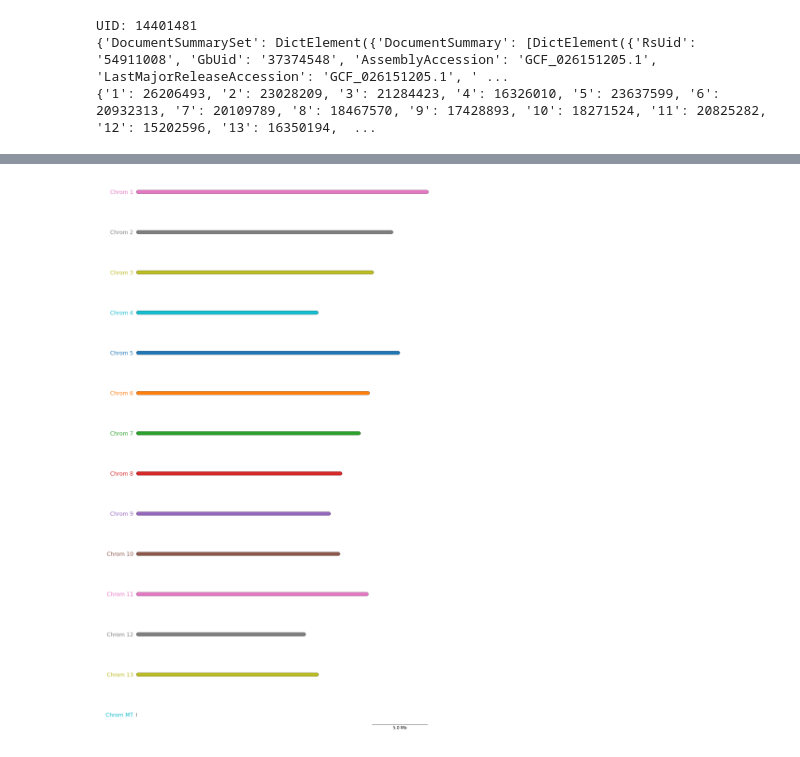
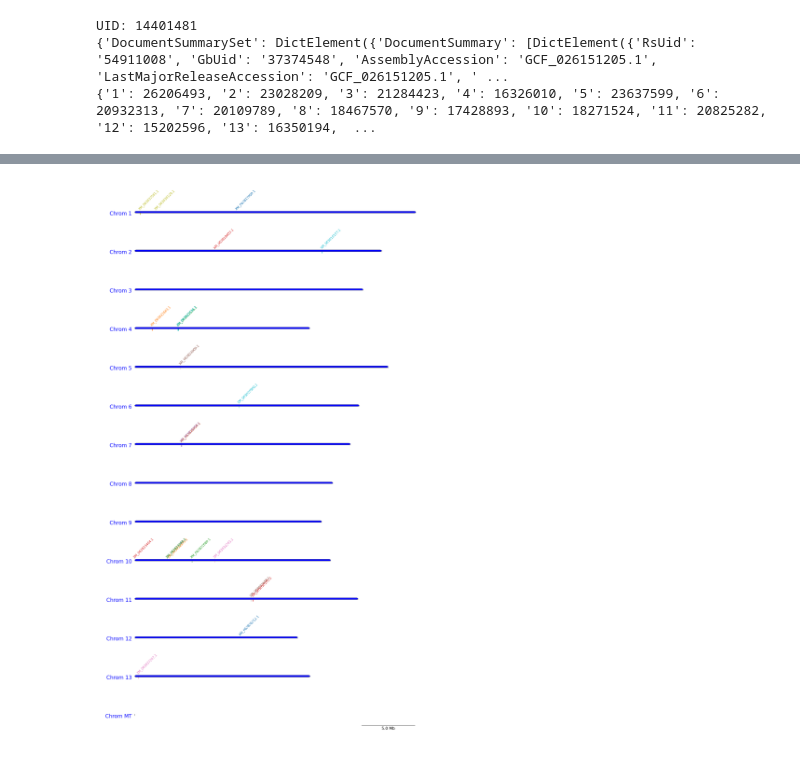
Before and after one commit to blucardin/t2analysis, a Jupyter notebook: analyze_tblastn_results_from_xml.ipynb, the cells around one changed output, grey strips where cells are left out. Cells and saved outputs as stored; diff of their text form; code cells hidden in the pictures.

Commit message:
Make the plot with the chromosomes nicer

```diff
--- a/analyze_tblastn_results_from_xml.ipynb
+++ b/analyze_tblastn_results_from_xml.ipynb
@@ -125,17 +150,19 @@ pattern = re.compile(
 
 matches = pattern.findall(data)
 
+output = []
 
-for loc, species_name, chrom, accession, start, end in matches:
+for idx, (loc, species_name, chrom, accession, start, end) in enumerate(matches):
     print(loc, species_name, chrom, accession, start, end)
 
-    locations[loc] |= {
+    output.append({
+        "loc": loc,
         "chrom": chrom,
         "species_name": species_name,
         "start": start,
         "end": end,
         "accession": accession,
-    }
+    })
 
-locations
+new_thing = pd.DataFrame(output)
 # %% [output]
@@ -178,6 +206,6 @@ import pandas as pd
 # %%
-df = pd.DataFrame(locations)
+new_thing["accessionID"] = list(df["accessionID"])
+df = new_thing
 # %%
-df = df.transpose()
 df
 # %% [output]
@@ -317,0 +460,6 @@ UID: 14401481
+# %%
+for query in blast_records_list:
+    for hit in query:
+        hit_id = sanitize_reference_id(hit.target.id)
+        row = df[df["accessionID"] == hit_id]
+        print(row)
@@ -318,9 +504,4 @@ UID: 14401481
 # %%
-from pygenomeviz import GenomeViz
-from pygenomeviz.align import MUMmer
-from pygenomeviz.parser import Genbank
-from pygenomeviz.utils import load_example_genbank_dataset, ColorCycler
-# ColorCycler.set_cmap("tab10")
 
 # gbk_files = load_example_genbank_dataset("saccharomyces")
 # gbk_list = list(map(Genbank, gbk_files))
@@ -329,13 +510,50 @@ gv = GenomeViz(feature_track_ratio=0.1)
 gv.set_scale_bar(ymargin=2.0)
 
 # Plot chromosomes
+name = "Bolinopsis microptera"
+chromosome_colour = "blue"
+
+unique_accessions = list(set(df["accessionID"]))
+unique_colours = {accession : ColorCycler() for accession in unique_accessions}
+
 # for gbk in gbk_list:
-for chrom, chrom_size in chroms["Bolinopsis microptera"].items():
-    color = ColorCycler()
-    track = gv.add_feature_track(f"Chrom {chrom}", chrom_size, space=0.01, label_kws=dict(color=color))
+for idx, (chrom, chrom_size) in enumerate(chroms[name].items()):
+    track = gv.add_feature_track(f"Chrom {chrom}", chrom_size, space=0.01, label_kws=dict(color=chromosome_colour))
     track.set_label(track.name.replace("_", "\n"))
     for segment in track.segments:
-        segment.add_feature(segment.start, segment.end, plotstyle="bigrbox", fc=color, lw=0.5)
+        # segment.add_feature(segment.start, segment.end, plotstyle="bigrbox", fc=color, lw=0.5)
+        segment.add_feature(
+            segment.start,
+            segment.end,
+            plotstyle="rbox",
+            fc=chromosome_colour,
+            ec="black",
+            lw=0.5,
+            # label=segment.name.replace("chr", ""),
+            text_kws=dict(rotation=0, size=8, color="black", vpos="top", hpos="center"),
+        )
+
+    # for query in blast_records_list:
+    #     for hit in query:
+    #         hit_id = sanitize_reference_id(hit.target.id)
+    #         row = df[(df["accessionID"] == hit_id) &  (df["species_name"] == name)]
+    #         if row.empty:
+    #             print(f"No match for hit {hit_id} in species {name}")
+    #             continue
+    #         print(row["chrom"].iloc[0], row["start"].iloc[0], row["end"].iloc[0])
+
+        for row in df[df["chrom"] == str(idx + 1)].itertuples(index=False):
+            print(row)
+            colour = unique_colours[row.accessionID]
+            segment.add_feature(
+                int(row.start),
+                int(row.end),
+                -1,
+                fc = colour,
+                plotstyle="box",
+                label=row.accessionID,
+                text_kws=dict(color=colour),
+            )
 
 # Run MUMmer alignment
 # align_coords = MUMmer(gbk_list).run()
@@ -391,4 +626,4 @@ fig = gv.plotfig()
-[figure, old version]
+[figure, new version]
 # %%
 for hit in blast_records_list[2]:
     id = sanitize_reference_id(hit.target.id)
```
Also changed, not shown: parts of 25 cells of this notebook.
